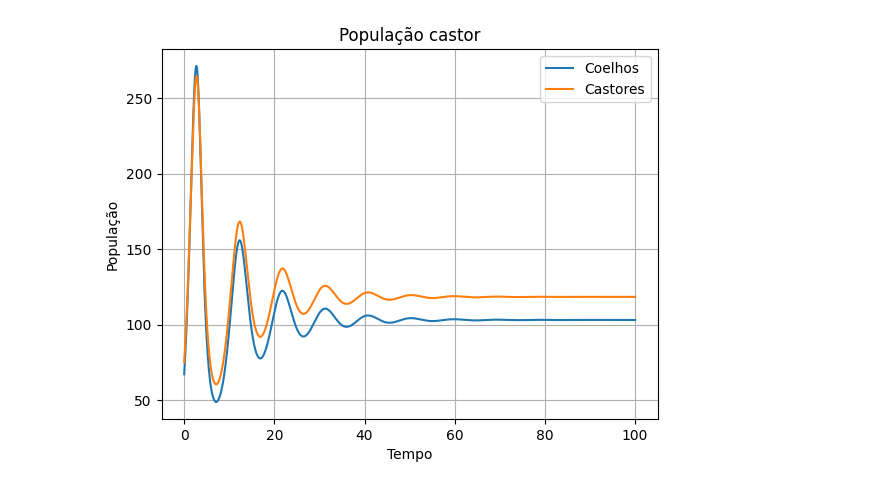
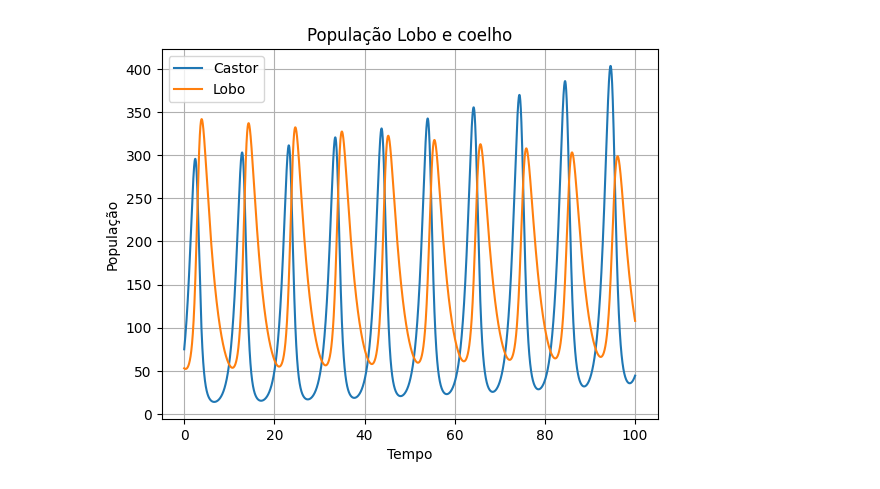
Before and after one commit to mavff/Lotka_Volterra_3_Species, a Jupyter notebook: Lotka_Volterra_each_2_species.ipynb, the cells around one changed output. Cells and saved outputs as stored; diff of their text form; code cells hidden in the pictures.

```diff
--- a/Lotka_Volterra_each_2_species.ipynb
+++ b/Lotka_Volterra_each_2_species.ipynb
@@ -67,11 +65,11 @@ plt.show()
-# %%
-plt.plot(np.linspace(0, T_total, n_steps + 1), Clh, label='Coelhos')
-plt.plot(np.linspace(0, T_total, n_steps + 1), Cst, label='Castores')
-plt.xlabel('Tempo')
-plt.ylabel('População')
-plt.title('População castor')
-plt.legend()
-plt.grid(True)
-plt.show()
-# %% [output]
-[figure, removed]
+# %%
+plt.plot(np.linspace(0, T_total, n_steps + 1), Cst, label='Castor')
+plt.plot(np.linspace(0, T_total, n_steps + 1), L, label='Lobo')
+plt.xlabel('Tempo')
+plt.ylabel('População')
+plt.title('População Lobo e coelho')
+plt.legend()
+plt.grid(True)
+plt.show()
+# %% [output]
+[figure, added]
```
Also changed, not shown: parts of 3 cells of this notebook.
